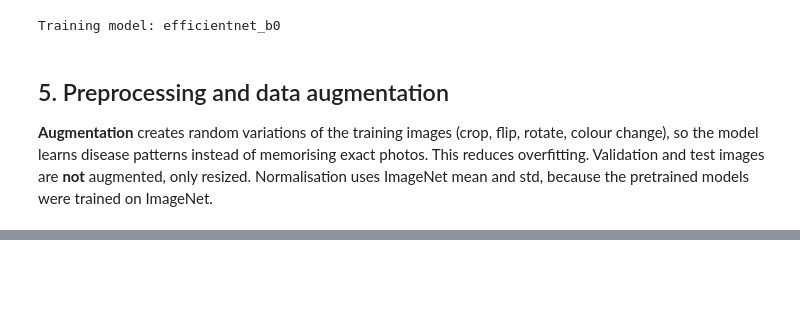
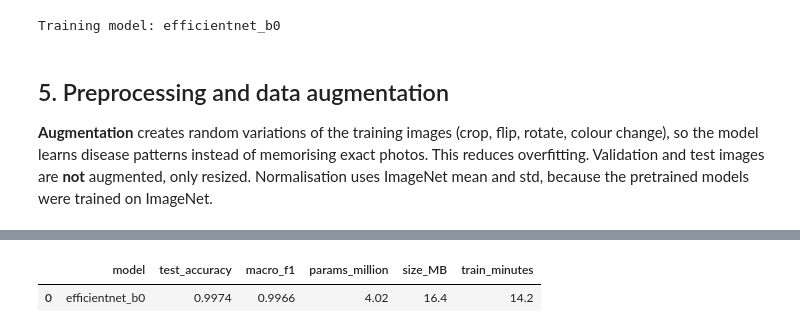
Before and after one commit to Ranjitkumarmuduli/tomato-disease-detection, a Jupyter notebook: 02_train.ipynb, the cells around one changed output, grey strips where cells are left out. Cells and saved outputs as stored; diff of their text form; code cells hidden in the pictures; blank space fills up the shorter version.

```diff
--- a/02_train.ipynb
+++ b/02_train.ipynb
@@ -79,0 +134,22 @@ Normalisation uses ImageNet mean and std, because the pretrained models were tra
+# %%
+class BaselineCNN(nn.Module):
+    """4 convolution blocks -> global average pooling -> 10-class output."""
+    def __init__(self, num_classes):
+        super().__init__()
+        def block(c_in, c_out):   # conv -> batch norm -> ReLU -> halve the image size
+            return nn.Sequential(nn.Conv2d(c_in, c_out, 3, padding=1), nn.BatchNorm2d(c_out),
+                                 nn.ReLU(inplace=True), nn.MaxPool2d(2))
+        self.features = nn.Sequential(block(3, 32), block(32, 64), block(64, 128), block(128, 256))
+        self.classifier = nn.Sequential(nn.AdaptiveAvgPool2d(1), nn.Flatten(),
+                                        nn.Dropout(0.3), nn.Linear(256, num_classes))
+    def forward(self, x):
+        return self.classifier(self.features(x))
+
+def build_model(name):
+    if name == "baseline_cnn":
+        return BaselineCNN(NUM_CLASSES)
+    return timm.create_model(name, pretrained=True, num_classes=NUM_CLASSES)
+
+model = build_model(MODEL).to(DEVICE)
+n_params = sum(p.numel() for p in model.parameters()) / 1e6
+print(f"{MODEL}: {n_params:.2f} million parameters")
@@ -79,0 +268,26 @@ Normalisation uses ImageNet mean and std, because the pretrained models were tra
+# %%
+from sklearn.metrics import accuracy_score, f1_score
+
+model.load_state_dict(torch.load(f"{PROJ}/weights/{MODEL}.pt"))   # best epoch
+model.eval()
+y_true, y_pred = [], []
+with torch.no_grad():
+    for x, y in test_dl:
+        with torch.autocast("cuda", dtype=torch.float16):
+            y_pred += model(x.to(DEVICE)).argmax(1).cpu().tolist()
+        y_true += y.tolist()
+
+row = dict(model=MODEL, test_accuracy=round(accuracy_score(y_true, y_pred), 4),
+           macro_f1=round(f1_score(y_true, y_pred, average="macro"), 4),
+           params_million=round(n_params, 2),
+           size_MB=round(os.path.getsize(f"{PROJ}/weights/{MODEL}.pt") / 1e6, 1),
+           train_minutes=round(train_minutes, 1))
+
+summary_file = f"{PROJ}/results/summary.csv"
+summary = pd.read_csv(summary_file) if os.path.exists(summary_file) else pd.DataFrame()
+summary = pd.concat([summary[summary.get("model", pd.Series(dtype=str)) != MODEL], pd.DataFrame([row])])
+summary.to_csv(summary_file, index=False)
+summary
+# %% [output]
+|  | model | test_accuracy | macro_f1 | params_million | size_MB | train_minutes |
+| 0 | efficientnet_b0 | 0.9974 | 0.9966 | 4.02 | 16.4 | 14.2 |
```
Also changed, not shown: parts of 14 cells of this notebook.
